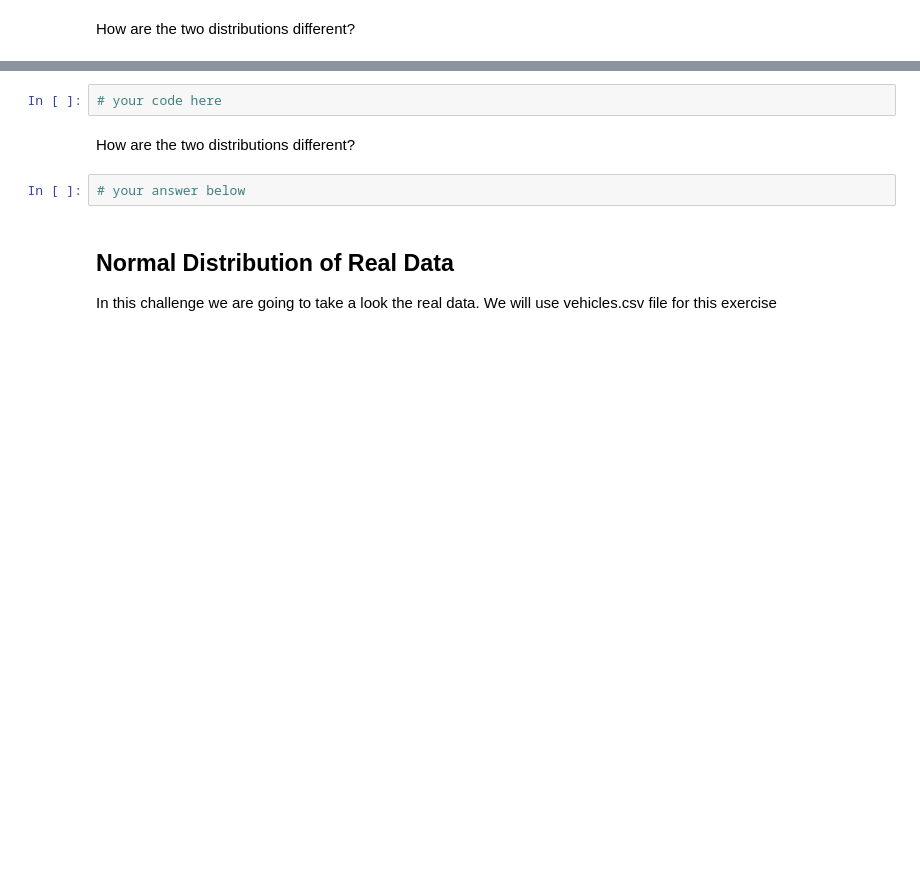
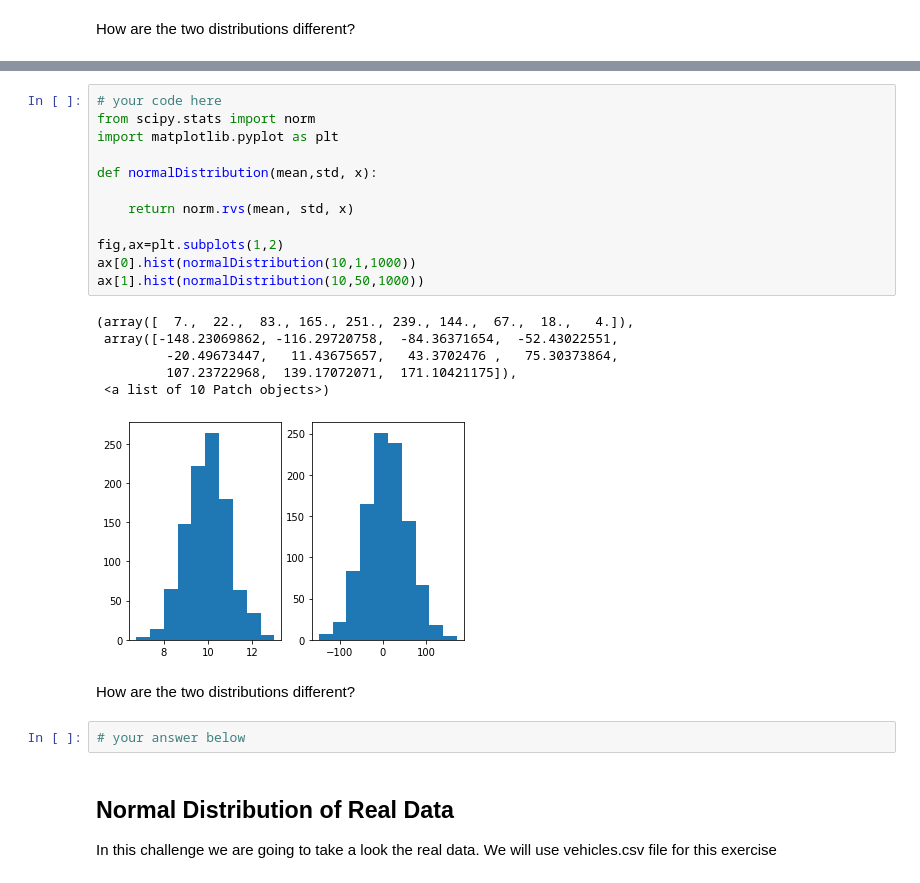
Before and after one commit to ironhack-datalabs/datamad1019, a Jupyter notebook: module-2/lab-continuous-probability-distribution/your-code/main.ipynb, the cells around one changed output, grey strips where cells are left out. Drawn from its saved outputs; the diff is of its cells as text; blank space fills up the shorter version.

```diff
--- a/module-2/lab-continuous-probability-distribution/your-code/main.ipynb
+++ b/module-2/lab-continuous-probability-distribution/your-code/main.ipynb
@@ -59,8 +86,25 @@ How are the two distributions different?
 Expected output:
 
 ![normal distribution](nd.png)
-# %%
-# your code here
+# %%
+# your code here
+from scipy.stats import norm
+import matplotlib.pyplot as plt
+
+def normalDistribution(mean,std, x):
+
+    return norm.rvs(mean, std, x)
+
+fig,ax=plt.subplots(1,2)
+ax[0].hist(normalDistribution(10,1,1000))
+ax[1].hist(normalDistribution(10,50,1000))
+# %% [output]
+(array([  7.,  22.,  83., 165., 251., 239., 144.,  67.,  18.,   4.]),
+ array([-148.23069862, -116.29720758,  -84.36371654,  -52.43022551,
+         -20.49673447,   11.43675657,   43.3702476 ,   75.30373864,
+         107.23722968,  139.17072071,  171.10421175]),
+ <a list of 10 Patch objects>)
+[figure, added]
 # %% [markdown]
 How are the two distributions different?
 # %%
```
Also changed, not shown: parts of 13 cells of this notebook.
